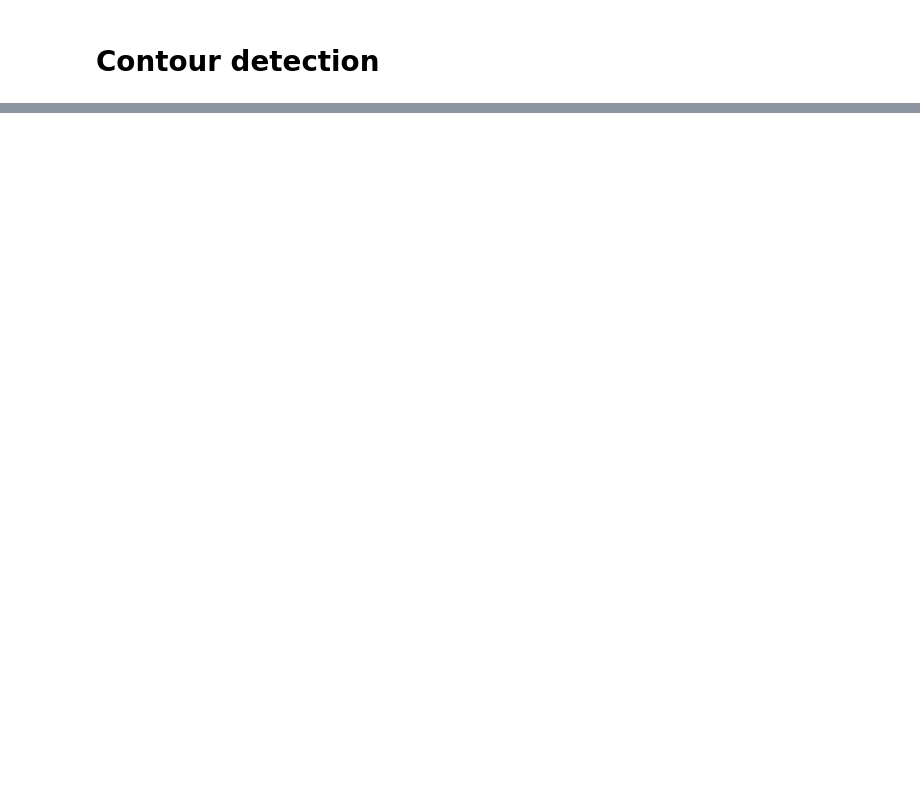
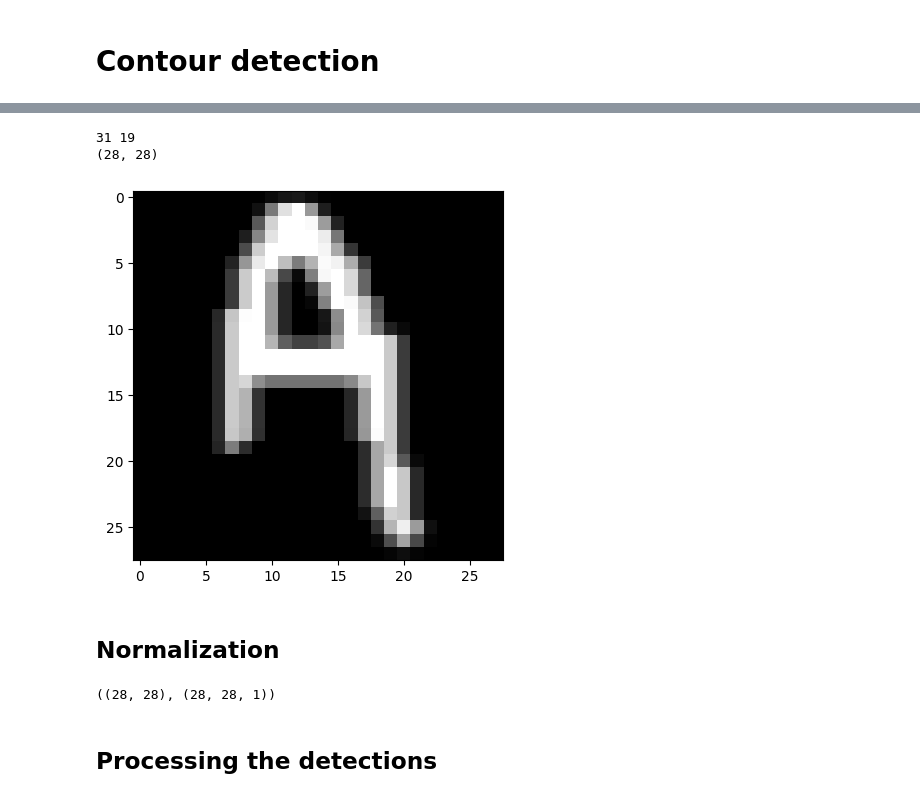
Before and after one commit to LittleTiger888/Playwith_OCR, a Jupyter notebook: Custom OCR - Text recognition.ipynb, the cells around one changed output, grey strips where cells are left out. Drawn from its saved outputs; the diff is of its cells as text; code cells hidden in the pictures; blank space fills up the shorter version.

```diff
--- a/Custom OCR - Text recognition.ipynb
+++ b/Custom OCR - Text recognition.ipynb
@@ -100,0 +176,14 @@ plt.axis("off")
+# %%
+def resize_img(img, w, h):
+  if w > h:
+    resized = imutils.resize(img, width = 28)
+  else:
+    resized = imutils.resize(img, height = 28)
+
+  (h, w) = resized.shape
+  dX = int(max(0, 28 - w) / 2.0)
+  dY = int(max(0, 28 - h) / 2.0)
+
+  filled = cv2.copyMakeBorder(resized, top=dY, bottom=dY, right=dX, left=dX, borderType=cv2.BORDER_CONSTANT, value = (0,0,0))
+  filled = cv2.resize(filled, (28,28))
+  return filled
@@ -100,0 +199,12 @@ plt.axis("off")
+# %%
+(h, w) = test_img.shape
+print(h, w)
+test_img2 = resize_img(test_img, w, h)
+plt.imshow(test_img2, cmap="gray")
+print(test_img2.shape)
+# %% [output]
+31 19
+(28, 28)
+[figure, added]
+# %% [markdown]
+## Normalization
@@ -100,0 +216,6 @@ plt.axis("off")
+# %%
+test_img2.shape, normalization(test_img2).shape
+# %% [output]
+((28, 28), (28, 28, 1))
+# %% [markdown]
+## Processing the detections
```
Also changed, not shown: parts of 56 cells of this notebook, 1 other file.
